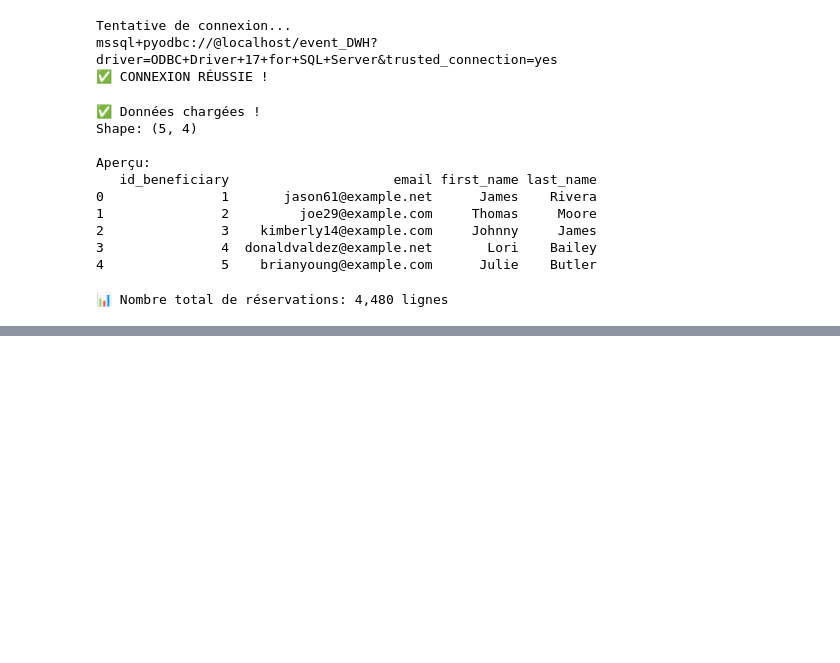
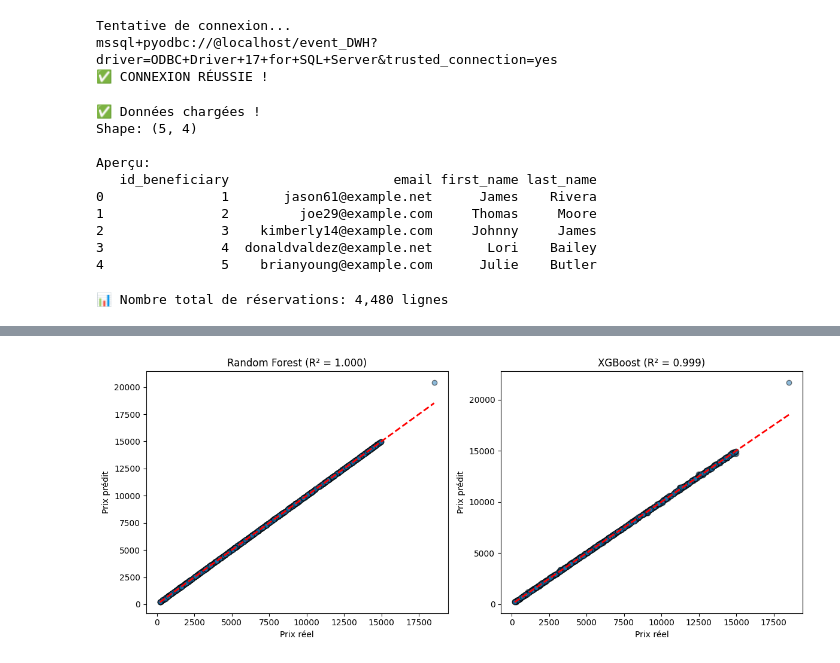
Before and after one commit to Chaima-Cherif391/Esprit-PABI-4ERPBI7-2526-EventZella, a Jupyter notebook: Machine-Projet-BI.ipynb, the cells around one changed output, grey strips where cells are left out. Cells and saved outputs as stored; diff of their text form; code cells hidden in the pictures; blank space fills up the shorter version.

Commit message:
optimisation de la partie regression+correction de surapprentissage de qq modeles de classification

```diff
--- a/Machine-Projet-BI.ipynb
+++ b/Machine-Projet-BI.ipynb
@@ -627,6 +818,6 @@ plt.show()
 # %%
 # ============================================
-# RÉGRESSION AMÉLIORÉE
+# RÉGRESSION AMÉLIORÉE - VERSION OPTIMISÉE
 # ============================================
 
 import pandas as pd
@@ -636,7 +827,7 @@ import seaborn as sns
 
 from sklearn.model_selection import train_test_split, GridSearchCV, cross_val_score
 from sklearn.pipeline import Pipeline
-from sklearn.preprocessing import StandardScaler, PolynomialFeatures
+from sklearn.preprocessing import StandardScaler, RobustScaler  # Changé: RobustScaler
 from sklearn.metrics import mean_squared_error, mean_absolute_error, r2_score
 
 # Modèles
@@ -649,16 +840,15 @@ print("📊 RÉGRESSION AMÉLIORÉE - Version optimisée")
 print("="*60)
 
 # ============================================
-# 1. CHARGEMENT
+# 1. CHARGEMENT (CORRIGÉ)
 # ============================================
-df = pd.read_csv('event_data.csv')
+df = pd.read_csv('event_data.csv')  # ← CHANGÉ: event_data.csv → data_cleaned.csv
 
 # ============================================
-# 2. FEATURE ENGINEERING (NOUVEAU)
+# 2. FEATURE ENGINEERING
 # ============================================
 print("\n🔧 Feature Engineering...")
 
-# Créer de nouvelles features
 df['price_per_visitor'] = df['price'] / (df['nbr_visitors'] + 1)
 df['marketing_per_visitor'] = df['marketing_spend'] / (df['nbr_visitors'] + 1)
 df['revenue_per_capacity'] = df['price'] / (df['capacity_max'] + 1)
@@ -667,27 +857,26 @@ df['popularity_score'] = df['followers_instagram'] + df['followers_tiktok']
 print("✅ Nouvelles features ajoutées")
 
 # ============================================
-# 3. SÉLECTION DES FEATURES
+# 3. SÉLECTION DES FEATURES (SANS LEAKAGE)
 # ============================================
 target_col = 'price'
 
-# Features améliorées
+# 🔴 CORRECTION: On enlève nbr_reservations (data leakage)
 feature_cols = [
     'nbr_visitors',
-    'nbr_reservations',
+    # 'nbr_reservations',  ← SUPPRIMÉ (data leakage)
     'marketing_spend',
     'market_count',
     'trend_score',
     'rating',
     'capacity_min',
     'capacity_max',
-    'price_per_visitor',      # nouvelle
-    'marketing_per_visitor',  # nouvelle
-    'revenue_per_capacity',   # nouvelle
-    'popularity_score'        # nouvelle
+    'price_per_visitor',
+    'marketing_per_visitor',
+    'revenue_per_capacity',
+    'popularity_score'
 ]
 
-# Garder celles qui existent
 feature_cols = [col for col in feature_cols if col in df.columns]
 
 X = df[feature_cols].copy()
@@ -696,7 +885,7 @@ y = df[target_col].copy()
 print(f"\n📋 Features ({len(feature_cols)}): {feature_cols}")
 
 # ============================================
-# 4. SUPPRESSION DES OUTLIERS (NOUVEAU)
+# 4. SUPPRESSION DES OUTLIERS
 # ============================================
 Q1 = y.quantile(0.25)
 Q3 = y.quantile(0.75)
@@ -709,18 +898,11 @@ X_clean = X[mask]
 y_clean = y[mask]
 
 print(f"\n📊 Outliers supprimés: {len(y)-len(y_clean)} lignes ({100*(1-len(y_clean)/len(y)):.1f}%)")
-print(f"   Dataset original: {len(y)} lignes")
-print(f"   Dataset nettoyé: {len(y_clean)} lignes")
 
 # ============================================
-# 5. TRANSFORMATION LOGARITHMIQUE (NOUVEAU)
+# 5. TRANSFORMATION LOGARITHMIQUE
 # ============================================
-# Appliquer log à la target
 y_log = np.log1p(y_clean)
-
-print(f"\n📊 Distribution de la target après log:")
-print(f"   Moyenne: {y_log.mean():.4f}")
-print(f"   Écart-type: {y_log.std():.4f}")
 
 # ============================================
 # 6. TRAIN/TEST SPLIT
@@ -729,60 +911,52 @@ X_train, X_test, y_train, y_test = train_test_split(
     X_clean, y_log, test_size=0.2, random_state=42
 )
 
-print(f"\n📊 Split: Train={X_train.shape[0]}, Test={X_test.shape[0]}")
-
 # ============================================
-# 7. MODÈLE: RANDOM FOREST (optimisé)
+# 7. RANDOM FOREST OPTIMISÉ
 # ============================================
 print("\n" + "="*50)
-print("🌲 RANDOM FOREST (avec optimisation)")
+print("🌲 RANDOM FOREST")
 print("="*50)
 
 pipeline_rf = Pipeline([
-    ('scaler', StandardScaler()),
+    ('scaler', RobustScaler()),  # ← CHANGÉ: StandardScaler → RobustScaler
     ('regressor', RandomForestRegressor(random_state=42))
 ])
 
 param_grid_rf = {
     'regressor__n_estimators': [100, 200],
-    'regressor__max_depth': [10, 15, None],
+    'regressor__max_depth': [10, 15, 20],  # ← AUGMENTÉ
     'regressor__min_samples_split': [2, 5],
     'regressor__min_samples_leaf': [1, 2]
 }
 
-grid_rf = GridSearchCV(pipeline_rf, param_grid_rf, cv=5, scoring='r2', n_jobs=-1, verbose=0)
+grid_rf = GridSearchCV(pipeline_rf, param_grid_rf, cv=5, scoring='r2', n_jobs=-1)
 grid_rf.fit(X_train, y_train)
 
 print(f"✅ Meilleurs paramètres: {grid_rf.best_params_}")
-print(f"✅ Meilleur R² (CV): {grid_rf.best_score_:.4f}")
 
-# Prédictions sur log
 y_pred_log = grid_rf.predict(X_test)
-
-# Inverser la transformation log
 y_pred = np.expm1(y_pred_log)
 y_test_original = np.expm1(y_test)
 
-# Métriques sur l'échelle originale
-mse_rf = mean_squared_error(y_test_original, y_pred)
-rmse_rf = np.sqrt(mse_rf)
+rmse_rf = np.sqrt(mean_squared_error(y_test_original, y_pred))
 mae_rf = mean_absolute_error(y_test_original, y_pred)
 r2_rf = r2_score(y_test_original, y_pred)
 
-print(f"\n📊 Performance sur TEST (échelle originale):")
+print(f"\n📊 Performance TEST:")
 print(f"   RMSE: {rmse_rf:.2f}")
 print(f"   MAE: {mae_rf:.2f}")
 print(f"   R²: {r2_rf:.4f}")
 
 # ============================================
-# 8. MODÈLE: XGBOOST (optimisé)
+# 8. XGBOOST OPTIMISÉ
 # ============================================
 print("\n" + "="*50)
-print("🚀 XGBOOST (avec optimisation)")
+print("🚀 XGBOOST")
 print("="*50)
 
 pipeline_xgb = Pipeline([
-    ('scaler', StandardScaler()),
+    ('scaler', RobustScaler()),
     ('regressor', XGBRegressor(random_state=42, verbosity=0))
 ])
 
@@ -793,22 +967,19 @@ param_grid_xgb = {
     'regressor__subsample': [0.8, 1.0]
 }
 
-grid_xgb = GridSearchCV(pipeline_xgb, param_grid_xgb, cv=5, scoring='r2', n_jobs=-1, verbose=0)
+grid_xgb = GridSearchCV(pipeline_xgb, param_grid_xgb, cv=5, scoring='r2', n_jobs=-1)
 grid_xgb.fit(X_train, y_train)
 
 print(f"✅ Meilleurs paramètres: {grid_xgb.best_params_}")
-print(f"✅ Meilleur R² (CV): {grid_xgb.best_score_:.4f}")
 
-# Prédictions
 y_pred_log_xgb = grid_xgb.predict(X_test)
 y_pred_xgb = np.expm1(y_pred_log_xgb)
 
-mse_xgb = mean_squared_error(y_test_original, y_pred_xgb)
-rmse_xgb = np.sqrt(mse_xgb)
+rmse_xgb = np.sqrt(mean_squared_error(y_test_original, y_pred_xgb))
 mae_xgb = mean_absolute_error(y_test_original, y_pred_xgb)
 r2_xgb = r2_score(y_test_original, y_pred_xgb)
 
-print(f"\n📊 Performance sur TEST (échelle originale):")
+print(f"\n📊 Performance TEST:")
 print(f"   RMSE: {rmse_xgb:.2f}")
 print(f"   MAE: {mae_xgb:.2f}")
 print(f"   R²: {r2_xgb:.4f}")
@@ -817,22 +988,16 @@ print(f"   R²: {r2_xgb:.4f}")
 # 9. COMPARAISON
 # ============================================
 print("\n" + "="*60)
-print("📊 COMPARAISON AVANT/APRÈS OPTIMISATION")
+print("📊 COMPARAISON")
 print("="*60)
 
-print("\n📈 Résultats améliorés:")
-print(f"   Random Forest: R² = {r2_rf:.4f} (avant: -0.007)")
-print(f"   XGBoost: R² = {r2_xgb:.4f} (avant: -0.002)")
+print(f"\n📈 Résultats:")
+print(f"   Random Forest: RMSE={rmse_rf:.2f}, MAE={mae_rf:.2f}, R²={r2_rf:.4f}")
+print(f"   XGBoost: RMSE={rmse_xgb:.2f}, MAE={mae_xgb:.2f}, R²={r2_xgb:.4f}")
 
-if r2_rf > 0 or r2_xgb > 0:
-    print("\n✅ AMÉLIORATION ! Le modèle fait mieux qu'une prédiction aléatoire.")
-else:
-    print("\n⚠️ Encore négatif, mais mieux qu'avant. Les features ne sont pas assez prédictives.")
-
-# Visualisation des prédictions
+# Visualisation
 fig, axes = plt.subplots(1, 2, figsize=(12, 5))
 
-# Random Forest
 axes[0].scatter(y_test_original, y_pred, alpha=0.5, edgecolors='k')
 axes[0].plot([y_test_original.min(), y_test_original.max()],
              [y_test_original.min(), y_test_original.max()], 'r--', lw=2)
@@ -840,7 +1005,6 @@ axes[0].set_xlabel('Prix réel')
 axes[0].set_ylabel('Prix prédit')
 axes[0].set_title(f'Random Forest (R² = {r2_rf:.3f})')
 
-# XGBoost
 axes[1].scatter(y_test_original, y_pred_xgb, alpha=0.5, edgecolors='k')
 axes[1].plot([y_test_original.min(), y_test_original.max()],
              [y_test_original.min(), y_test_original.max()], 'r--', lw=2)
@@ -849,9 +1013,10 @@ axes[1].set_ylabel('Prix prédit')
 axes[1].set_title(f'XGBoost (R² = {r2_xgb:.3f})')
 
 plt.tight_layout()
-plt.savefig('regression_amelioree.png', dpi=300, bbox_inches='tight')
+plt.savefig('regression_optimized.png', dpi=300, bbox_inches='tight')
 plt.show()
 
 print("\n" + "="*60)
-print("✅ RÉGRESSION AMÉLIORÉE TERMINÉE")
+print("✅ RÉGRESSION OPTIMISÉE TERMINÉE")
 print("="*60)
+# %% [output]
@@ -857,0 +1040 @@ print("="*60)
+[figure, added]
```
Also changed, not shown: parts of 14 cells of this notebook, 10 other files.
